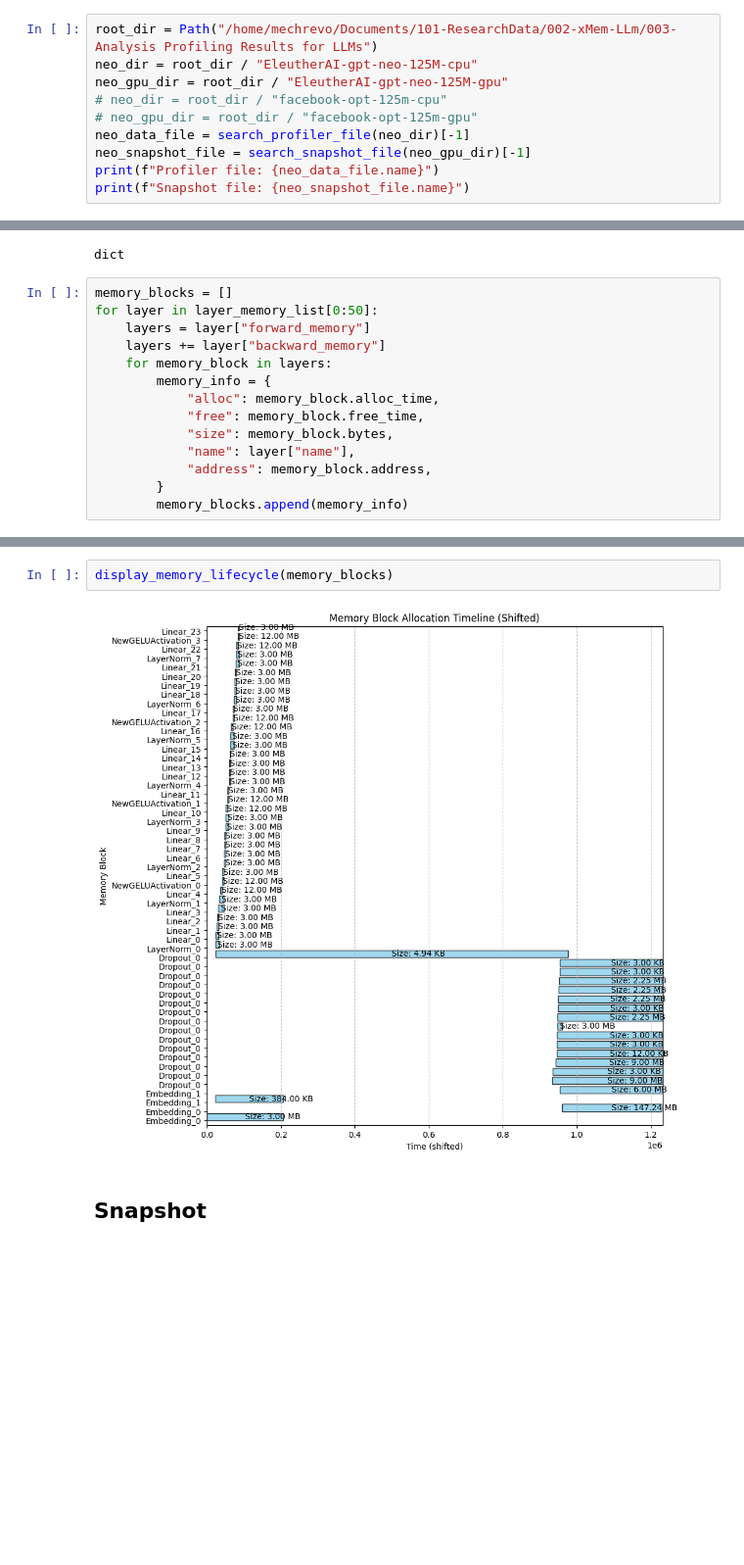
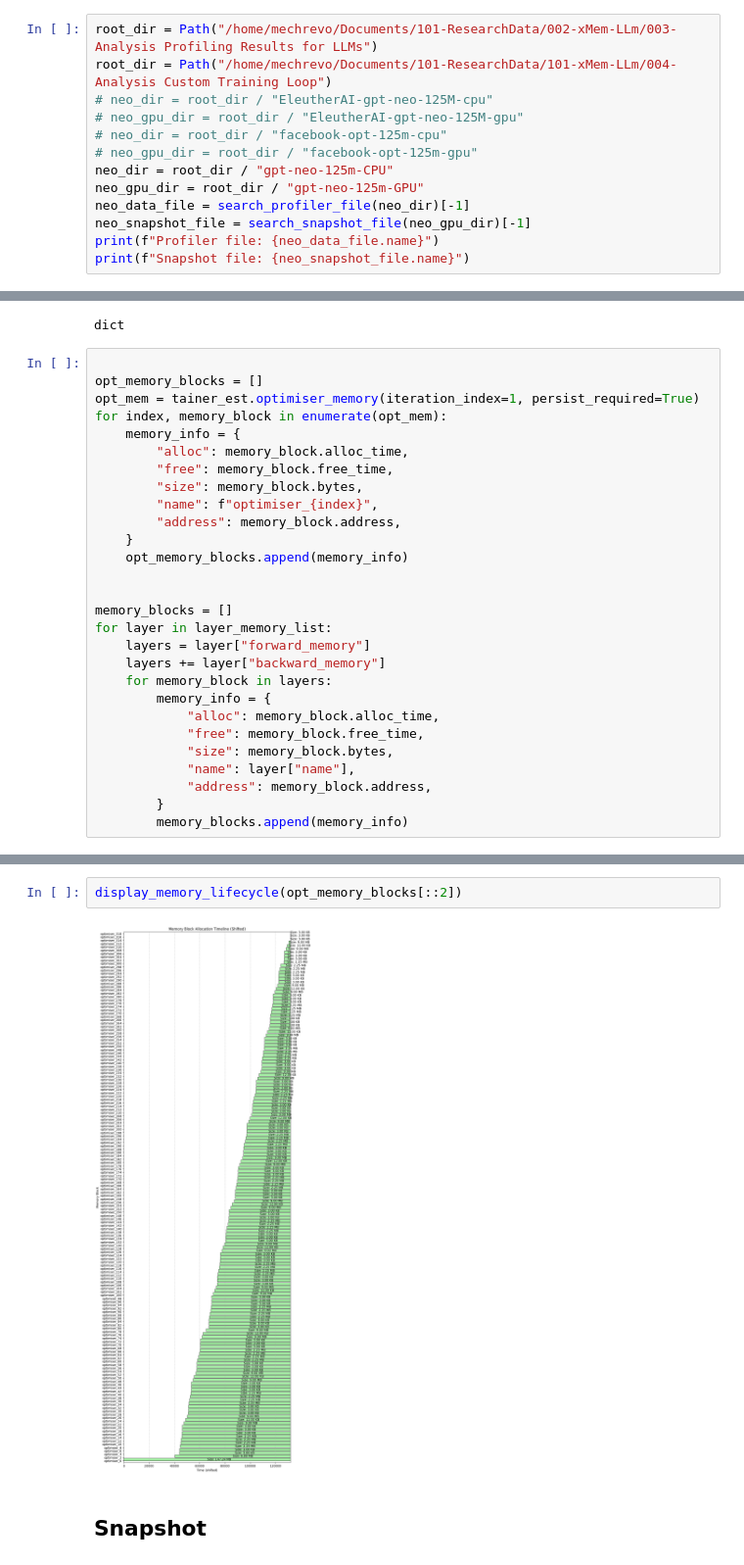
Before and after one commit to Stone-ResearchLife/xMem, a Jupyter notebook: experiments_llm/02-research-LLM/01-understand-memory-footprint.ipynb, the cells around one changed output, grey strips where cells are left out. Shown at 98% size. Saved outputs shown, nothing was run; the diff lists cells and outputs as text; blank space fills up the shorter version.

Commit message:
refactor: re-code optimiser_memory function for llm models

```diff
--- a/experiments_llm/02-research-LLM/01-understand-memory-footprint.ipynb
+++ b/experiments_llm/02-research-LLM/01-understand-memory-footprint.ipynb
@@ -6,10 +6,13 @@ from perf_estimator.dataset import image_dataset
 from experiments_llm.plot import display_memory_lifecycle
 # %%
 root_dir = Path("/home/mechrevo/Documents/101-ResearchData/002-xMem-LLm/003-Analysis Profiling Results for LLMs")
-neo_dir = root_dir / "EleutherAI-gpt-neo-125M-cpu"
-neo_gpu_dir = root_dir / "EleutherAI-gpt-neo-125M-gpu"
+root_dir = Path("/home/mechrevo/Documents/101-ResearchData/101-xMem-LLm/004-Analysis Custom Training Loop")
+# neo_dir = root_dir / "EleutherAI-gpt-neo-125M-cpu"
+# neo_gpu_dir = root_dir / "EleutherAI-gpt-neo-125M-gpu"
 # neo_dir = root_dir / "facebook-opt-125m-cpu"
 # neo_gpu_dir = root_dir / "facebook-opt-125m-gpu"
+neo_dir = root_dir / "gpt-neo-125m-CPU"
+neo_gpu_dir = root_dir / "gpt-neo-125m-GPU"
 neo_data_file = search_profiler_file(neo_dir)[-1]
 neo_snapshot_file = search_snapshot_file(neo_gpu_dir)[-1]
 print(f"Profiler file: {neo_data_file.name}")
@@ -50,8 +35,22 @@ type(first_layer)
 # %% [output]
 dict
 # %%
+
+opt_memory_blocks = []
+opt_mem = tainer_est.optimiser_memory(iteration_index=1, persist_required=True)
+for index, memory_block in enumerate(opt_mem):
+    memory_info = {
+        "alloc": memory_block.alloc_time,
+        "free": memory_block.free_time,
+        "size": memory_block.bytes,
+        "name": f"optimiser_{index}",
+        "address": memory_block.address,
+    }
+    opt_memory_blocks.append(memory_info)
+
+
 memory_blocks = []
-for layer in layer_memory_list[0:50]:
+for layer in layer_memory_list:
     layers = layer["forward_memory"]
     layers += layer["backward_memory"]
     for memory_block in layers:
@@ -66,7 +85,7 @@ for layer in layer_memory_list[0:50]:
 # %%
-display_memory_lifecycle(memory_blocks)
+display_memory_lifecycle(opt_memory_blocks[::2])
 # %% [output]
-[figure, old version]
+[figure, new version]
 # %% [markdown]
 ## Snapshot
 # %%
```
Also changed, not shown: parts of 3 cells of this notebook, 4 other files.
